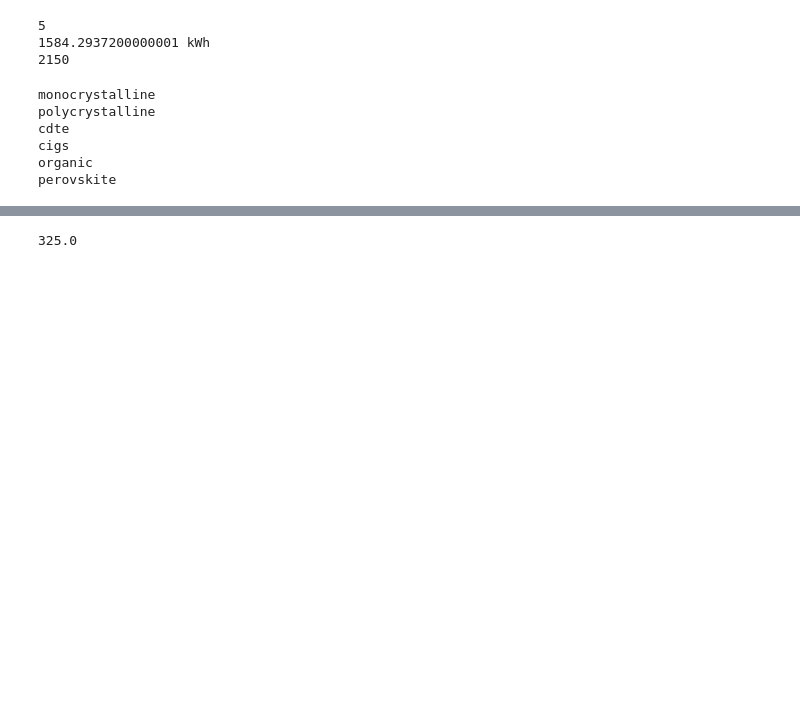
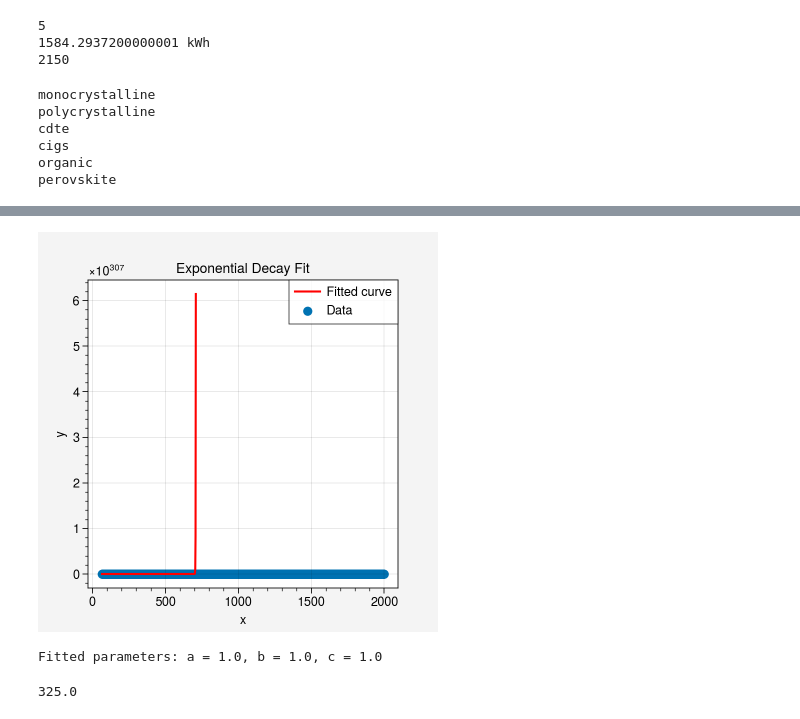
Before and after one commit to architecture-building-systems/parametric-bipv-app, a Jupyter notebook: notebooks/00_intake_data_dict.ipynb, the cells around one changed output, grey strips where cells are left out. Cells and saved outputs as stored; diff of their text form; code cells hidden in the pictures; blank space fills up the shorter version.

```diff
--- a/notebooks/00_intake_data_dict.ipynb
+++ b/notebooks/00_intake_data_dict.ipynb
@@ -267,3 +331,39 @@ all_data['monocrystalline']
+# %%
+import numpy as np
+from scipy.optimize import curve_fit
+import matplotlib.pyplot as plt
+
+# Example data (replace these with your actual data)
+x_data = x_true
+y_data = y_true
+
+# Define the form of the exponential decay function
+def exp_decay(x, a, b, c):
+    return a * np.exp(b * x) + c
+
+# Fit the exponential decay function to the data
+popt, pcov = curve_fit(exp_decay, x_data, y_data, maxfev = 1000)
+
+# Extract the fitted parameters
+a_fitted, b_fitted, c_fitted = popt
+
+# Generate y-values from the fitted function
+y_fitted = exp_decay(x_data, *popt)
+
+# Plotting
+plt.scatter(x_data, y_data, label='Data')
+plt.plot(x_data.values, y_fitted.values, label='Fitted curve', color='red')
+plt.xlabel('x')
+plt.ylabel('y')
+plt.title('Exponential Decay Fit')
+plt.legend()
+plt.show()
+
+# Print the fitted parameters
+print(f"Fitted parameters: a = {a_fitted}, b = {b_fitted}, c = {c_fitted}")
+# %% [output]
+[figure, added]
+Fitted parameters: a = 1.0, b = 1.0, c = 1.0
 # %%
 functions.pv_watts_method(1000, 25, my_sys.device.P_ref, my_sys.device.gamma)
 # %% [output]
```
Also changed, not shown: parts of 5 cells of this notebook, 30 other files.
